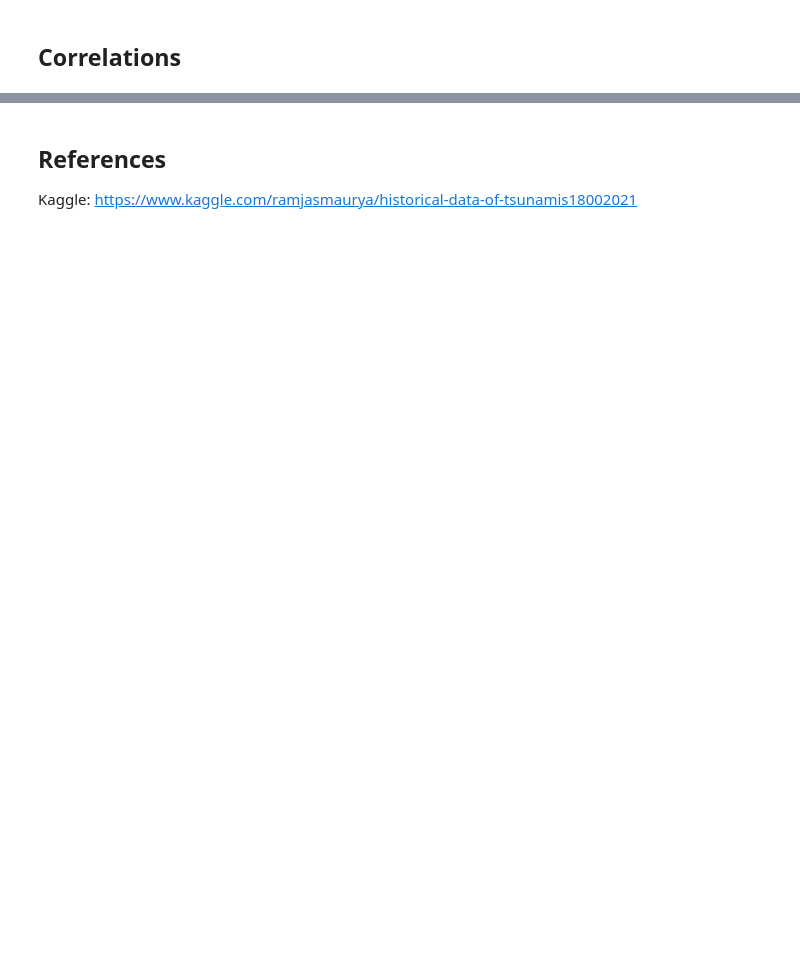
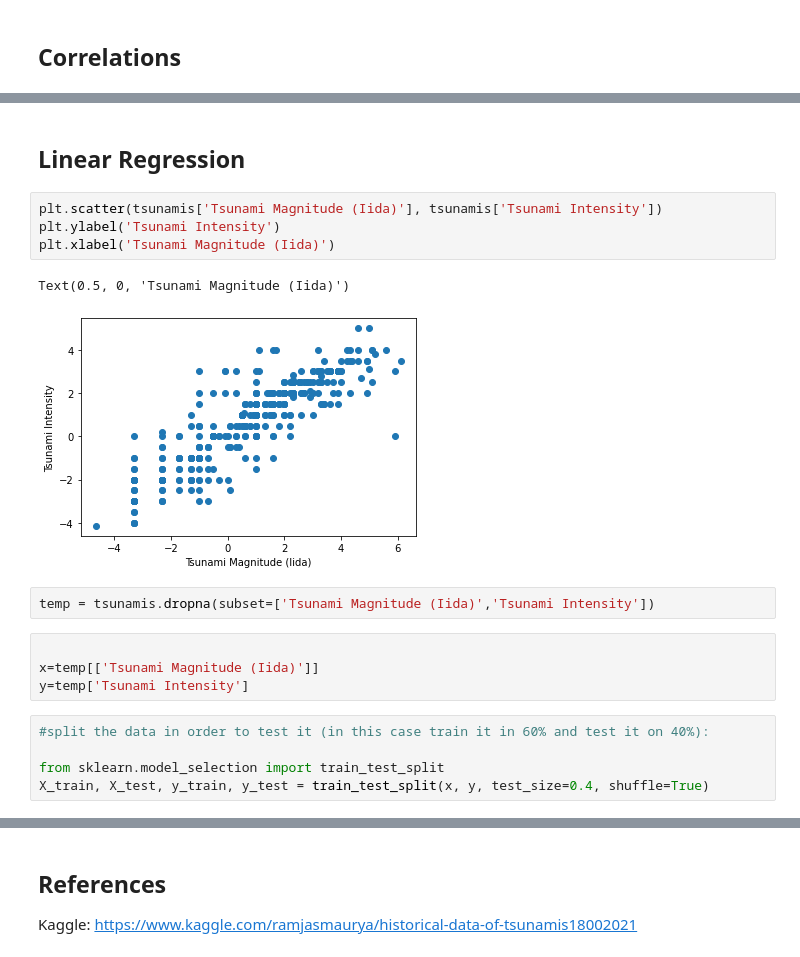
Before and after one commit to ImyPG/Tsunamis, a Jupyter notebook: Tsunamis.ipynb, the cells around one changed output, grey strips where cells are left out. Cells and saved outputs as stored; diff of their text form; blank space fills up the shorter version.

```diff
--- a/Tsunamis.ipynb
+++ b/Tsunamis.ipynb
@@ -379,0 +383,20 @@ tsunami['Tsunami Cause Code']
+# %% [markdown]
+## Linear Regression ##
+# %%
+plt.scatter(tsunamis['Tsunami Magnitude (Iida)'], tsunamis['Tsunami Intensity'])
+plt.ylabel('Tsunami Intensity')
+plt.xlabel('Tsunami Magnitude (Iida)')
+# %% [output]
+Text(0.5, 0, 'Tsunami Magnitude (Iida)')
+[figure, added]
+# %%
+temp = tsunamis.dropna(subset=['Tsunami Magnitude (Iida)','Tsunami Intensity'])
+# %%
+
+x=temp[['Tsunami Magnitude (Iida)']]
+y=temp['Tsunami Intensity']
+# %%
+#split the data in order to test it (in this case train it in 60% and test it on 40%):
+
+from sklearn.model_selection import train_test_split
+X_train, X_test, y_train, y_test = train_test_split(x, y, test_size=0.4, shuffle=True)
```
Also changed, not shown: parts of 11 cells of this notebook.
